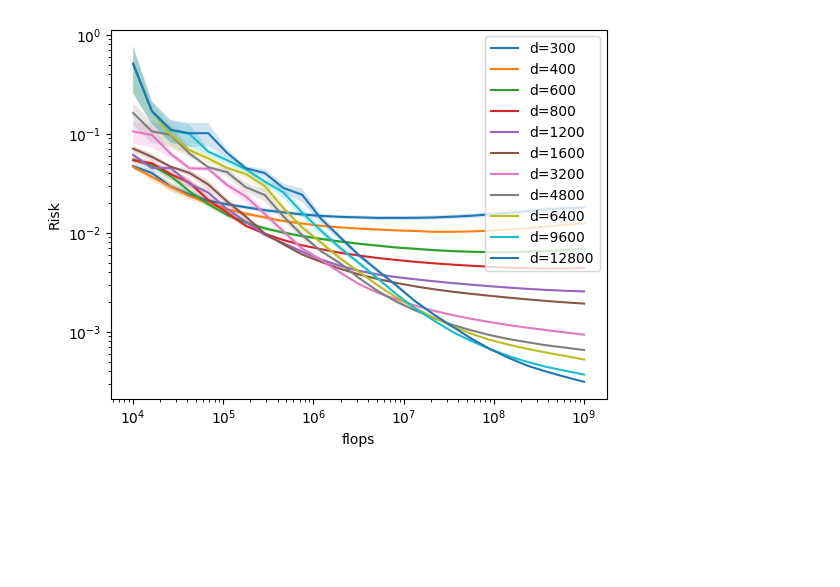
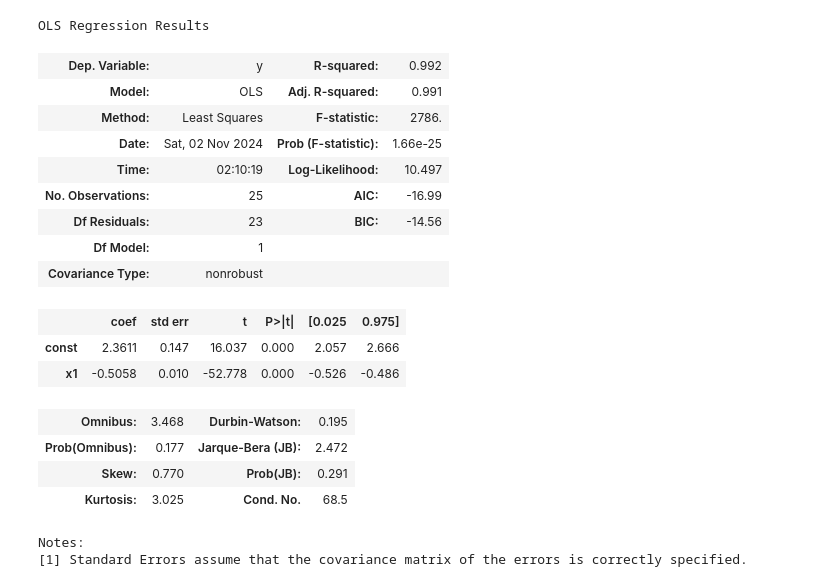
Before and after one commit to kctsiolis/scaling_law_phases, a Jupyter notebook: sgd_results.ipynb, the cells around one changed output. Cells and saved outputs as stored; diff of their text form; code cells hidden in the pictures; blank space fills up the shorter version.

```diff
--- a/sgd_results.ipynb
+++ b/sgd_results.ipynb
@@ -23,14 +53,22 @@ for d in [300,400,600,800,1200,1600,3200,4800,6400,9600,12800]:
-# %%
-flops = np.logspace(Cmin,Cmax,mesh_size)
-for d in risks_mean_dict.keys():
-    mean = risks_mean_dict[d]
-    stderr = risks_std_dict[d]
-    plt.plot(flops,mean,label="d={}".format(d))
-    plt.fill_between(flops,mean-stderr,mean+stderr,alpha=0.2)
-    plt.xscale("log")
-    plt.yscale("log")
-    plt.legend()
-    plt.xlabel("flops")
-    plt.ylabel("Risk")
-# %% [output]
-[figure, removed]
+# %%
+res.summary()
+# %% [output]
+OLS Regression Results
+| Dep. Variable: | y | R-squared: | 0.992 |
+| Model: | OLS | Adj. R-squared: | 0.991 |
+| Method: | Least Squares | F-statistic: | 2786. |
+| Date: | Sat, 02 Nov 2024 | Prob (F-statistic): | 1.66e-25 |
+| Time: | 02:10:19 | Log-Likelihood: | 10.497 |
+| No. Observations: | 25 | AIC: | -16.99 |
+| Df Residuals: | 23 | BIC: | -14.56 |
+| Df Model: | 1 |  |  |
+| Covariance Type: | nonrobust |  |  |
+|  | coef | std err | t | P>|t| | [0.025 | 0.975] |
+| const | 2.3611 | 0.147 | 16.037 | 0.000 | 2.057 | 2.666 |
+| x1 | -0.5058 | 0.010 | -52.778 | 0.000 | -0.526 | -0.486 |
+| Omnibus: | 3.468 | Durbin-Watson: | 0.195 |
+| Prob(Omnibus): | 0.177 | Jarque-Bera (JB): | 2.472 |
+| Skew: | 0.770 | Prob(JB): | 0.291 |
+| Kurtosis: | 3.025 | Cond. No. | 68.5 |
+Notes:
+[1] Standard Errors assume that the covariance matrix of the errors is correctly specified.
```
Also changed, not shown: parts of 2 cells of this notebook, 1 other file.
